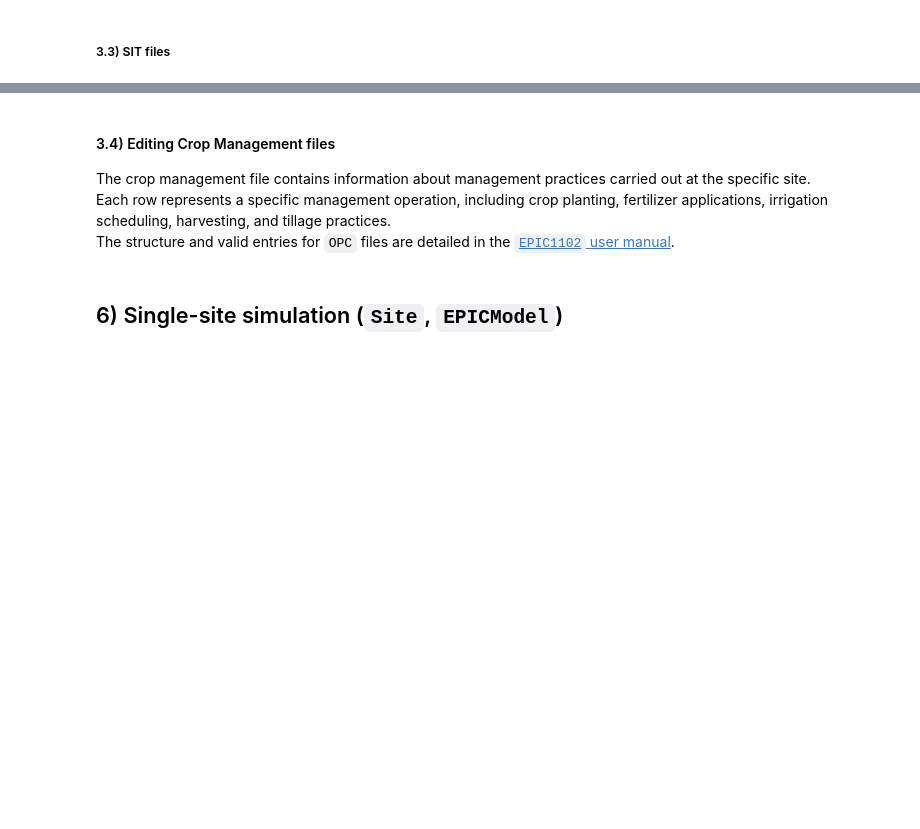
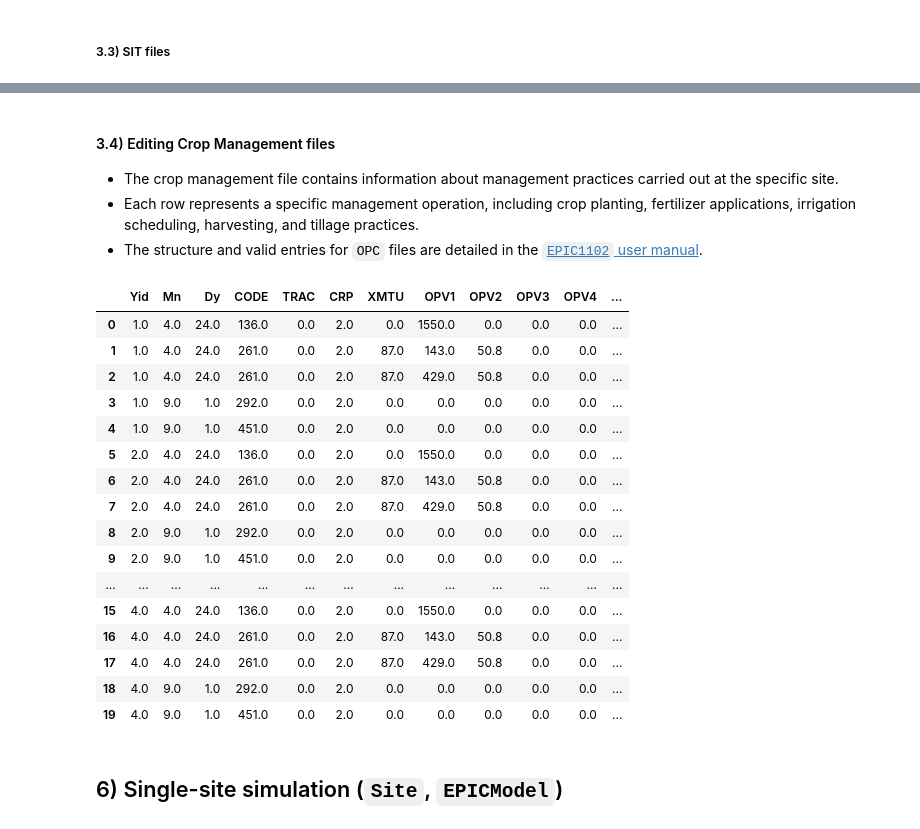
Before and after one commit to smarsGroup/geo_epic_win, a Jupyter notebook: docs/GeoEPIC_Tutorial.ipynb, the cells around one changed output, grey strips where cells are left out. Saved outputs shown, nothing was run; the diff lists cells and outputs as text; code cells hidden in the pictures; blank space fills up the shorter version.

```diff
--- a/docs/GeoEPIC_Tutorial.ipynb
+++ b/docs/GeoEPIC_Tutorial.ipynb
@@ -147,11 +164,31 @@ elevation, slope = DEM.fetch(lat=lat, lon=lon)
 # %% [markdown]
 #### 3.4) Editing Crop Management files
 
-The crop management file contains information about management practices carried out at the specific site. <br> Each row represents a specific management operation, including crop planting, fertilizer applications, irrigation scheduling, harvesting, and tillage practices. <br> The structure and valid entries for `OPC` files are detailed in the [`EPIC1102` user manual](./tutorial_assests/epic1102-user-manual.pdf#page=69).
+- The crop management file contains information about management practices carried out at the specific site.
+- Each row represents a specific management operation, including crop planting, fertilizer applications, irrigation scheduling, harvesting, and tillage practices.
+- The structure and valid entries for `OPC` files are detailed in the [`EPIC1102` user manual](./tutorial_assests/epic1102-user-manual.pdf#page=69).
 # %%
 from geoEpic.io import OPC
-opc = OPC.load('./umstead.OPC')
+opc = OPC.load(workspace_dir/'opc'/'umstead.OPC')
 opc.head(20)
+# %% [output]
+|  | Yid | Mn | Dy | CODE | TRAC | CRP | XMTU | OPV1 | OPV2 | OPV3 | OPV4 | ... |
+| 0 | 1.0 | 4.0 | 24.0 | 136.0 | 0.0 | 2.0 | 0.0 | 1550.0 | 0.0 | 0.0 | 0.0 | ... |
+| 1 | 1.0 | 4.0 | 24.0 | 261.0 | 0.0 | 2.0 | 87.0 | 143.0 | 50.8 | 0.0 | 0.0 | ... |
+| 2 | 1.0 | 4.0 | 24.0 | 261.0 | 0.0 | 2.0 | 87.0 | 429.0 | 50.8 | 0.0 | 0.0 | ... |
+| 3 | 1.0 | 9.0 | 1.0 | 292.0 | 0.0 | 2.0 | 0.0 | 0.0 | 0.0 | 0.0 | 0.0 | ... |
+| 4 | 1.0 | 9.0 | 1.0 | 451.0 | 0.0 | 2.0 | 0.0 | 0.0 | 0.0 | 0.0 | 0.0 | ... |
+| 5 | 2.0 | 4.0 | 24.0 | 136.0 | 0.0 | 2.0 | 0.0 | 1550.0 | 0.0 | 0.0 | 0.0 | ... |
+| 6 | 2.0 | 4.0 | 24.0 | 261.0 | 0.0 | 2.0 | 87.0 | 143.0 | 50.8 | 0.0 | 0.0 | ... |
+| 7 | 2.0 | 4.0 | 24.0 | 261.0 | 0.0 | 2.0 | 87.0 | 429.0 | 50.8 | 0.0 | 0.0 | ... |
+| 8 | 2.0 | 9.0 | 1.0 | 292.0 | 0.0 | 2.0 | 0.0 | 0.0 | 0.0 | 0.0 | 0.0 | ... |
+| 9 | 2.0 | 9.0 | 1.0 | 451.0 | 0.0 | 2.0 | 0.0 | 0.0 | 0.0 | 0.0 | 0.0 | ... |
+| ... | ... | ... | ... | ... | ... | ... | ... | ... | ... | ... | ... | ... |
+| 15 | 4.0 | 4.0 | 24.0 | 136.0 | 0.0 | 2.0 | 0.0 | 1550.0 | 0.0 | 0.0 | 0.0 | ... |
+| 16 | 4.0 | 4.0 | 24.0 | 261.0 | 0.0 | 2.0 | 87.0 | 143.0 | 50.8 | 0.0 | 0.0 | ... |
+| 17 | 4.0 | 4.0 | 24.0 | 261.0 | 0.0 | 2.0 | 87.0 | 429.0 | 50.8 | 0.0 | 0.0 | ... |
+| 18 | 4.0 | 9.0 | 1.0 | 292.0 | 0.0 | 2.0 | 0.0 | 0.0 | 0.0 | 0.0 | 0.0 | ... |
+| 19 | 4.0 | 9.0 | 1.0 | 451.0 | 0.0 | 2.0 | 0.0 | 0.0 | 0.0 | 0.0 | 0.0 | ... |
 # %%
 # Select auto irrigation implement ID
 opc.IAUI = 72
```
Also changed, not shown: parts of 16 cells of this notebook, 9 other files.
